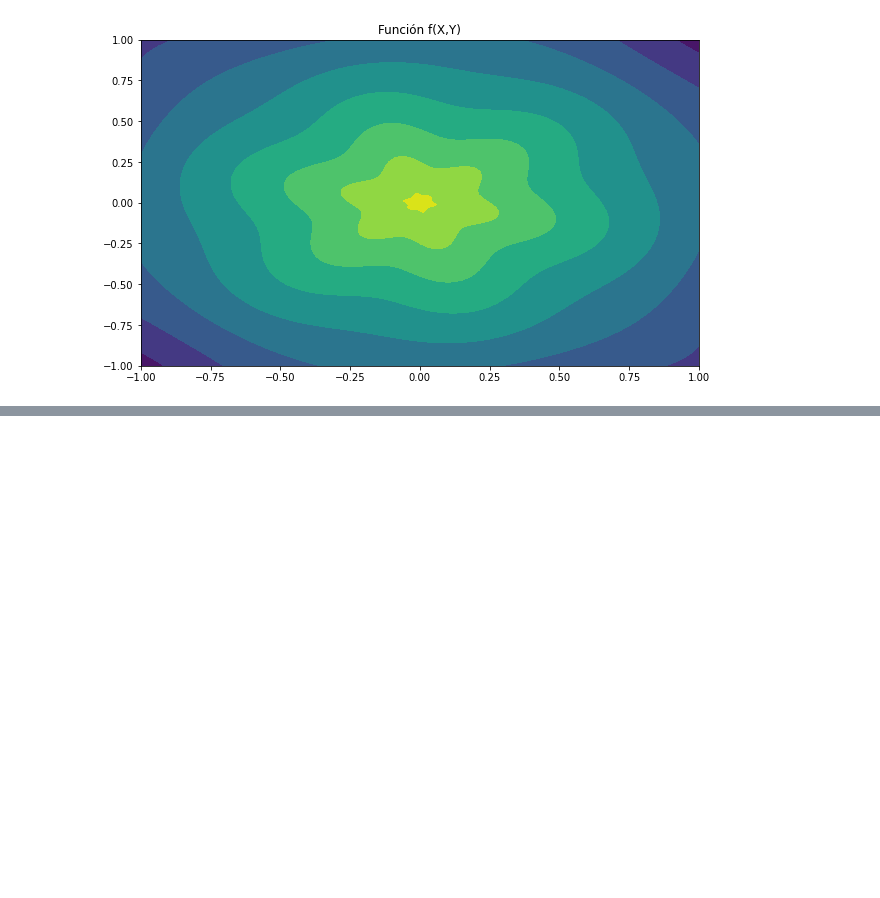
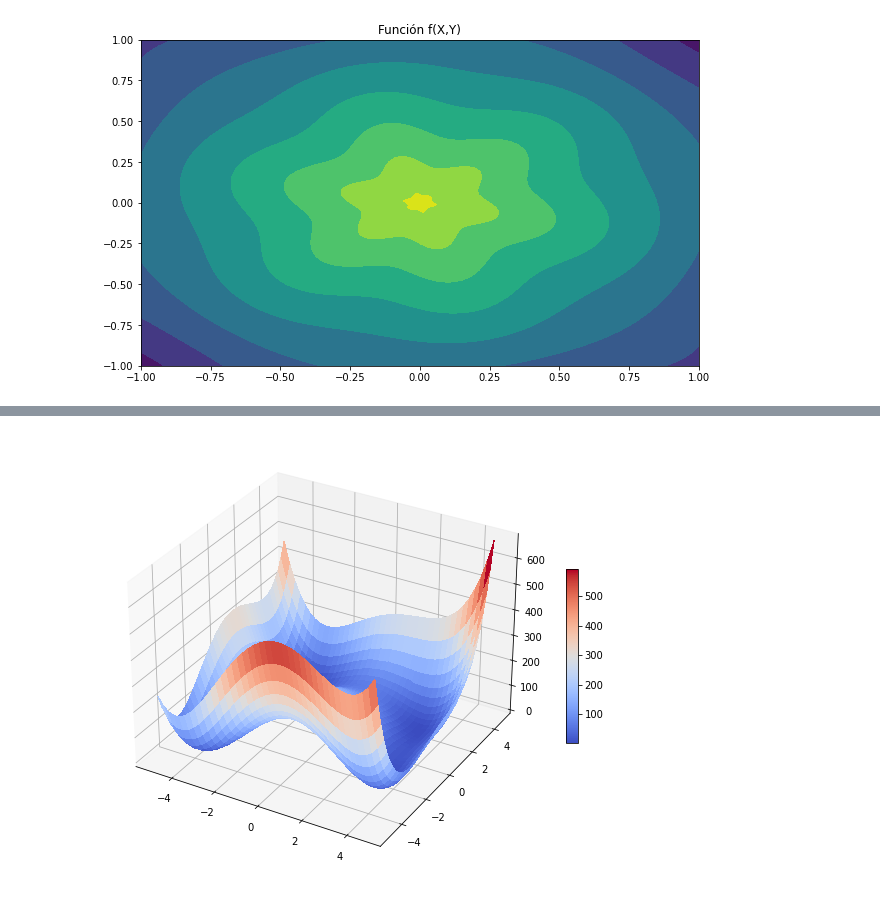
Before and after one commit to casfisica/Fisica_Computacional-1_2021-I, a Jupyter notebook: 5-Scipy2.ipynb, the cells around one changed output, grey strips where cells are left out. Cells and saved outputs as stored; diff of their text form; code cells hidden in the pictures; blank space fills up the shorter version.

```diff
--- a/5-Scipy2.ipynb
+++ b/5-Scipy2.ipynb
@@ -201,0 +238,31 @@ NameError: name 'casca' is not defined
+# %%
+#Defino la función en la forma correcta, para ingresarla en el minimize
+def Himmelblau(X):
+    """Funcion de Himmelblau"""
+    x, y = X
+    return (x**2 + y - 11)**2 + (x + y**2 - 7)**2
+# %%
+#Importo los módulos necesarios
+import matplotlib.pyplot as plt
+from matplotlib import cm
+from matplotlib.ticker import LinearLocator
+import numpy as np
+
+#Creo la figura y el axis
+fig, ax = plt.subplots(figsize=(10,8), subplot_kw={"projection": "3d"})
+
+# ahora defino los intervalos en x e y.
+X = np.arange(-5, 5, 0.25)
+Y = np.arange(-5, 5, 0.25)
+X, Y = np.meshgrid(X, Y)
+Z = Himmelblau([X,Y])
+
+# Grafico la superficie.
+surf = ax.plot_surface(X, Y, Z, cmap=cm.coolwarm,
+                       linewidth=0, antialiased=False)
+# Pongo la barra de colores que indica los valores.
+fig.colorbar(surf, shrink=0.4, aspect=15)
+
+plt.show()
+# %% [output]
+[figure, added]
```
Also changed, not shown: parts of 38 cells of this notebook.
